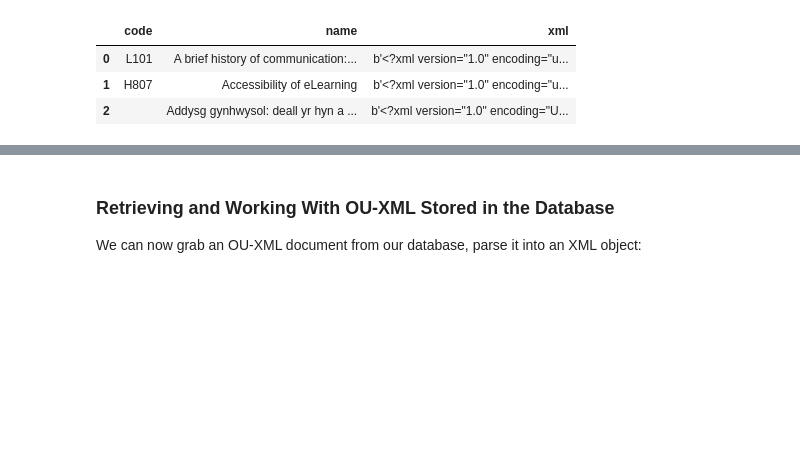
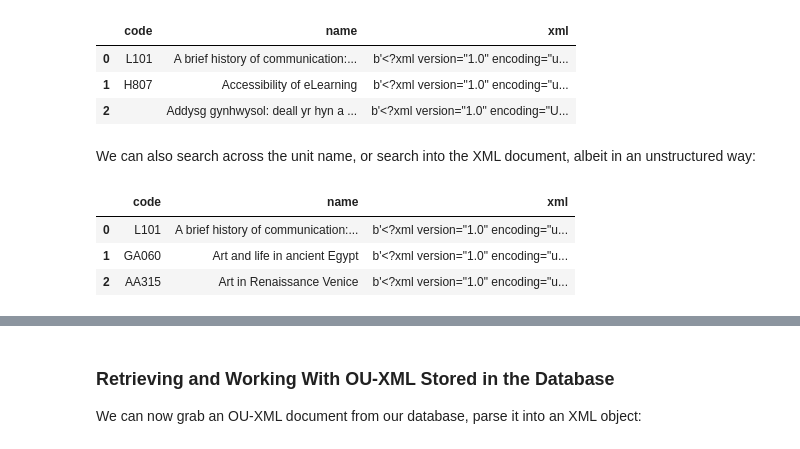
Before and after one commit to innovationOUtside/openlearnCurriculumAssets, a Jupyter notebook: src/scraping_openlearn.ipynb, the cells around one changed output, grey strips where cells are left out. Cells and saved outputs as stored; diff of their text form; code cells hidden in the pictures; blank space fills up the shorter version.

```diff
--- a/src/scraping_openlearn.ipynb
+++ b/src/scraping_openlearn.ipynb
@@ -277,3 +282,12 @@ pd.read_sql("SELECT * FROM xml LIMIT 3", con=db.conn)
 | 0 | L101 | A brief history of communication:... | b'<?xml version="1.0" encoding="u... |
 | 1 | H807 | Accessibility of eLearning | b'<?xml version="1.0" encoding="u... |
 | 2 |  | Addysg gynhwysol: deall yr hyn a ... | b'<?xml version="1.0" encoding="U... |
+# %% [markdown]
+We can also search across the unit name, or search into the XML document, albeit in an unstructured way:
+# %%
+pd.read_sql("SELECT * FROM xml WHERE xml LIKE '%Egyptian%' LIMIT 3", con=db.conn)
+# %% [output]
+|  | code | name | xml |
+| 0 | L101 | A brief history of communication:... | b'<?xml version="1.0" encoding="u... |
+| 1 | GA060 | Art and life in ancient Egypt | b'<?xml version="1.0" encoding="u... |
+| 2 | AA315 | Art in Renaissance Venice | b'<?xml version="1.0" encoding="u... |
```
Also changed, not shown: parts of 23 cells of this notebook.
